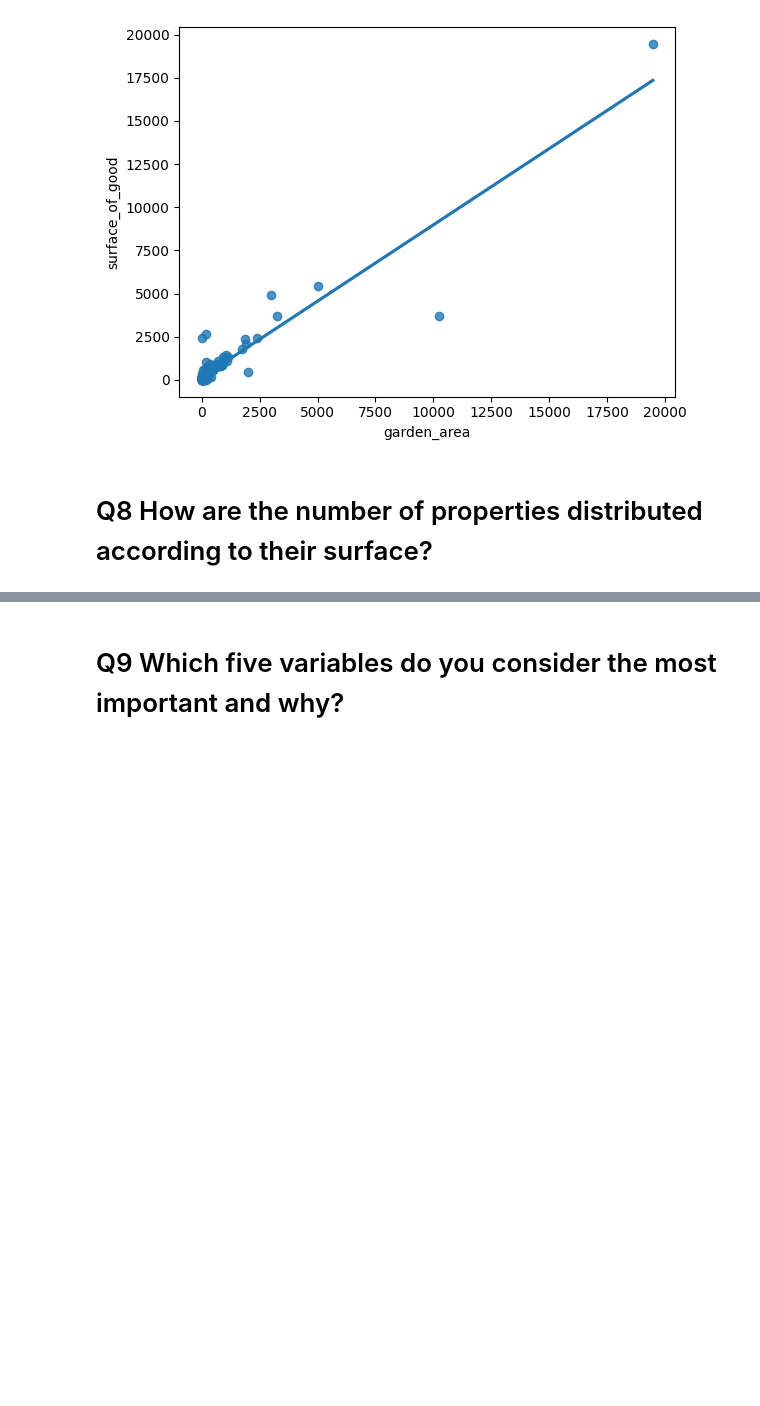
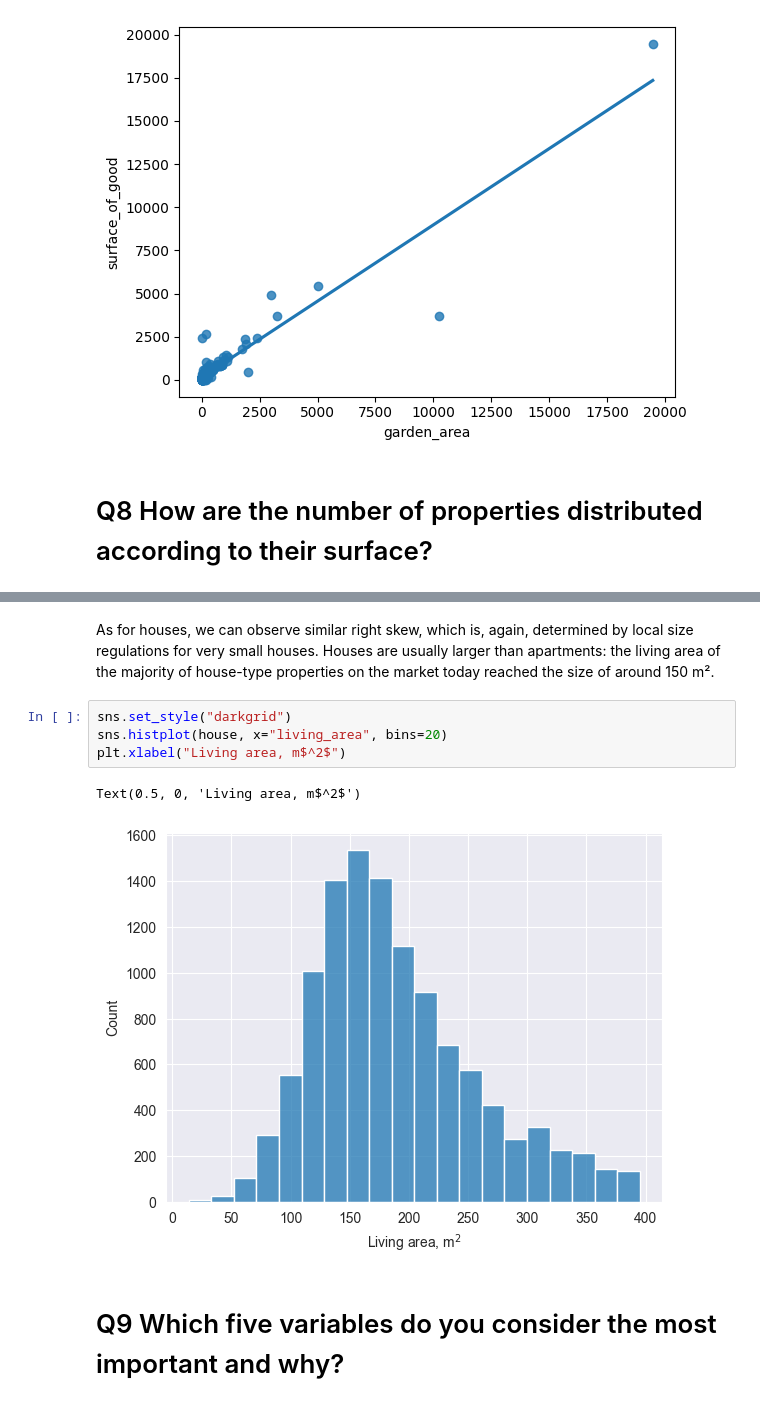
Before and after one commit to NathNacht/immo-eliza-scraping-immozila-Cleaning-EDA, a Jupyter notebook: analyses/immozila_analyse.ipynb, the cells around one changed output, grey strips where cells are left out. Cells and saved outputs as stored; diff of their text form; blank space fills up the shorter version.

```diff
--- a/analyses/immozila_analyse.ipynb
+++ b/analyses/immozila_analyse.ipynb
@@ -152,3 +176,12 @@ sf.regplot(fdf, "garden_area", "surface_of_good")
+# %% [markdown]
+As for houses, we can observe similar right skew, which is, again, determined by local size regulations for very small houses. Houses are usually larger than apartments: the living area of the majority of house-type properties on the market today reached the size of around 150 m².
+# %%
+sns.set_style("darkgrid")
+sns.histplot(house, x="living_area", bins=20)
+plt.xlabel("Living area, m$^2$")
+# %% [output]
+Text(0.5, 0, 'Living area, m$^2$')
+[figure, added]
 # %% [markdown]
 # Q9 Which five variables do you consider the most important and why?
 # %% [markdown]
```
Also changed, not shown: parts of 4 cells of this notebook.
